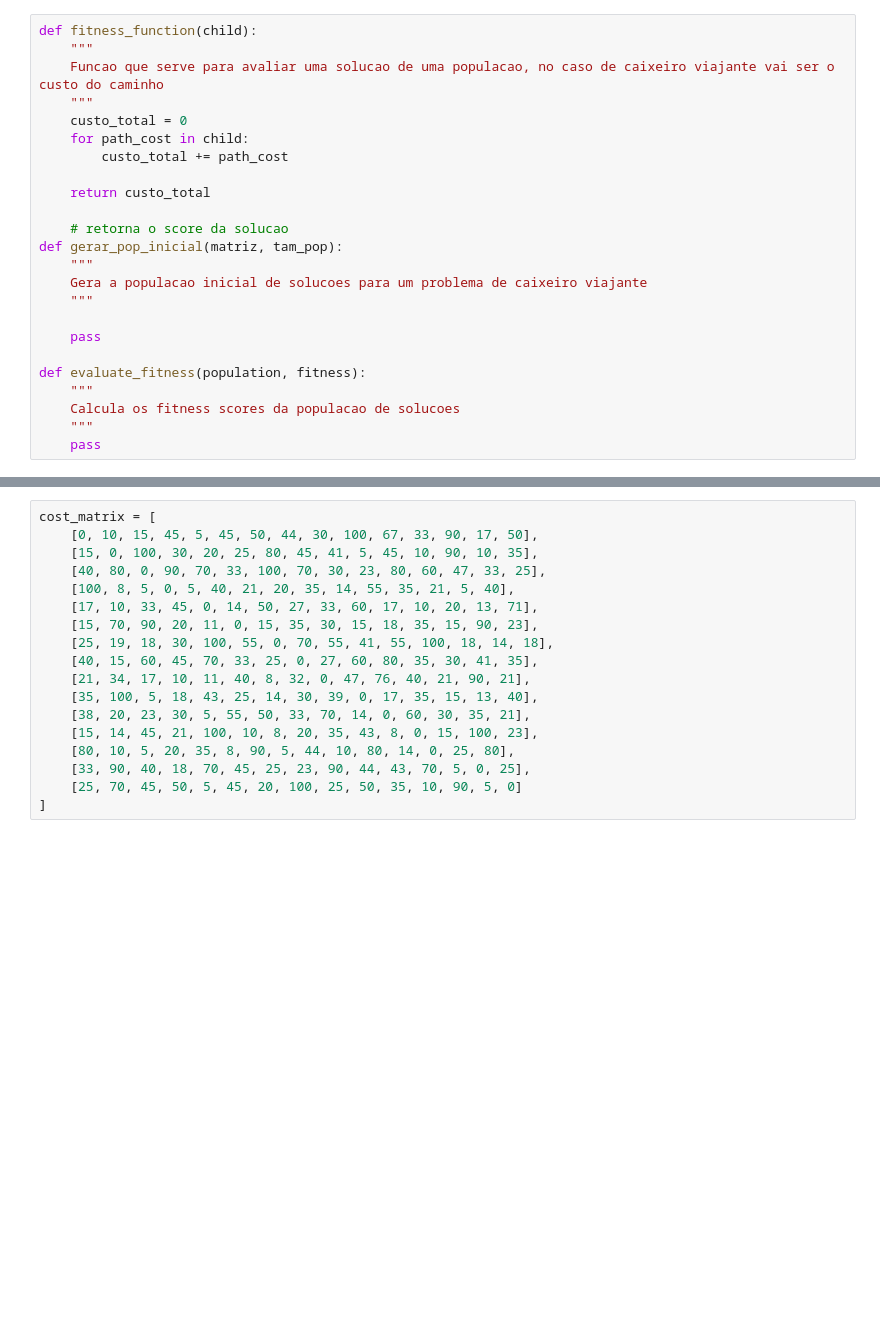
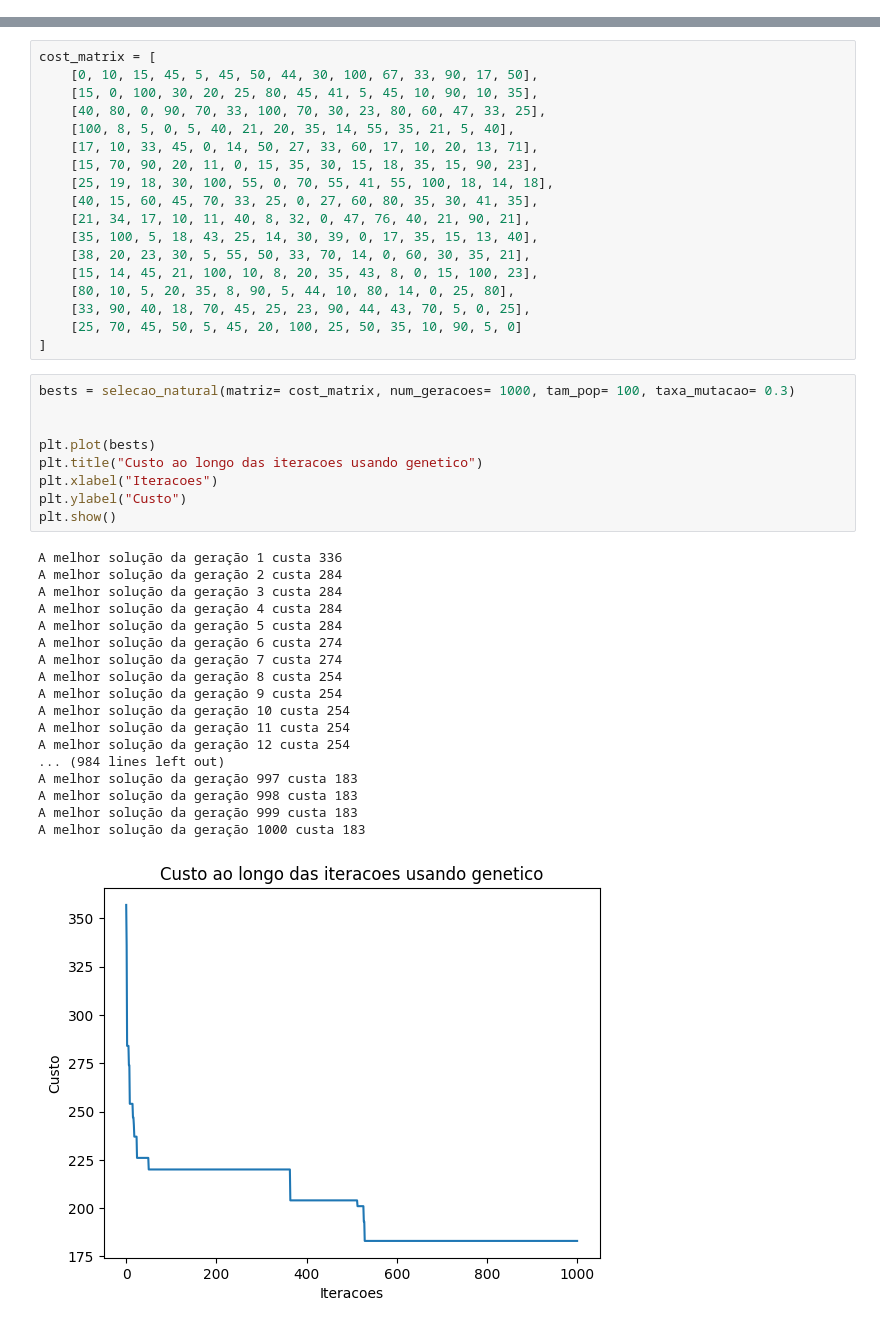
Before and after one commit to Lucasaraga0/Inteligencia_Artificial, a Jupyter notebook: Trab_1/projeto_1.ipynb, the cells around one changed output, grey strips where cells are left out. Cells and saved outputs as stored; diff of their text form; blank space fills up the shorter version.

Commit message:
Genetico pronto

```diff
--- a/Trab_1/projeto_1.ipynb
+++ b/Trab_1/projeto_1.ipynb
@@ -6,27 +7,3 @@ import numpy as np
 ### Algoritmo Genético
 
 ![image.png](attachment:image.png)
-# %%
-def fitness_function(child):
-    """
-    Funcao que serve para avaliar uma solucao de uma populacao, no caso de caixeiro viajante vai ser o custo do caminho
-    """
-    custo_total = 0
-    for path_cost in child:
-        custo_total += path_cost
-
-    return custo_total
-
-    # retorna o score da solucao
-def gerar_pop_inicial(matriz, tam_pop):
-    """
-    Gera a populacao inicial de solucoes para um problema de caixeiro viajante
-    """
-
-    pass
-
-def evaluate_fitness(population, fitness):
-    """
-    Calcula os fitness scores da populacao de solucoes
-    """
-    pass
@@ -152,3 +144,31 @@ cost_matrix = [
     [33, 90, 40, 18, 70, 45, 25, 23, 90, 44, 43, 70, 5, 0, 25],
     [25, 70, 45, 50, 5, 45, 20, 100, 25, 50, 35, 10, 90, 5, 0]
 ]
+# %%
+bests = selecao_natural(matriz= cost_matrix, num_geracoes= 1000, tam_pop= 100, taxa_mutacao= 0.3)
+
+
+plt.plot(bests)
+plt.title("Custo ao longo das iteracoes usando genetico")
+plt.xlabel("Iteracoes")
+plt.ylabel("Custo")
+plt.show()
+# %% [output]
+A melhor solução da geração 1 custa 336
+A melhor solução da geração 2 custa 284
+A melhor solução da geração 3 custa 284
+A melhor solução da geração 4 custa 284
+A melhor solução da geração 5 custa 284
+A melhor solução da geração 6 custa 274
+A melhor solução da geração 7 custa 274
+A melhor solução da geração 8 custa 254
+A melhor solução da geração 9 custa 254
+A melhor solução da geração 10 custa 254
+A melhor solução da geração 11 custa 254
+A melhor solução da geração 12 custa 254
+... (984 lines left out)
+A melhor solução da geração 997 custa 183
+A melhor solução da geração 998 custa 183
+A melhor solução da geração 999 custa 183
+A melhor solução da geração 1000 custa 183
+[figure, added]
```
Also changed, not shown: parts of 6 cells of this notebook.
